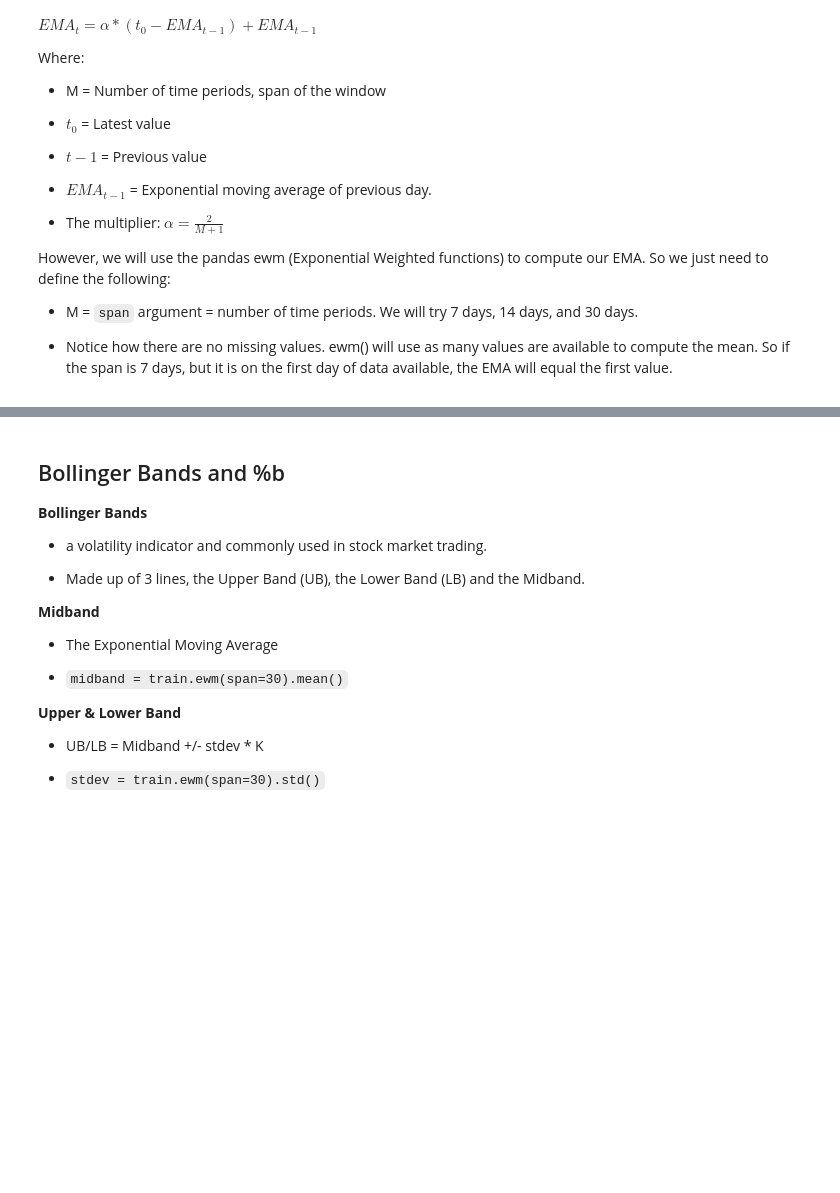
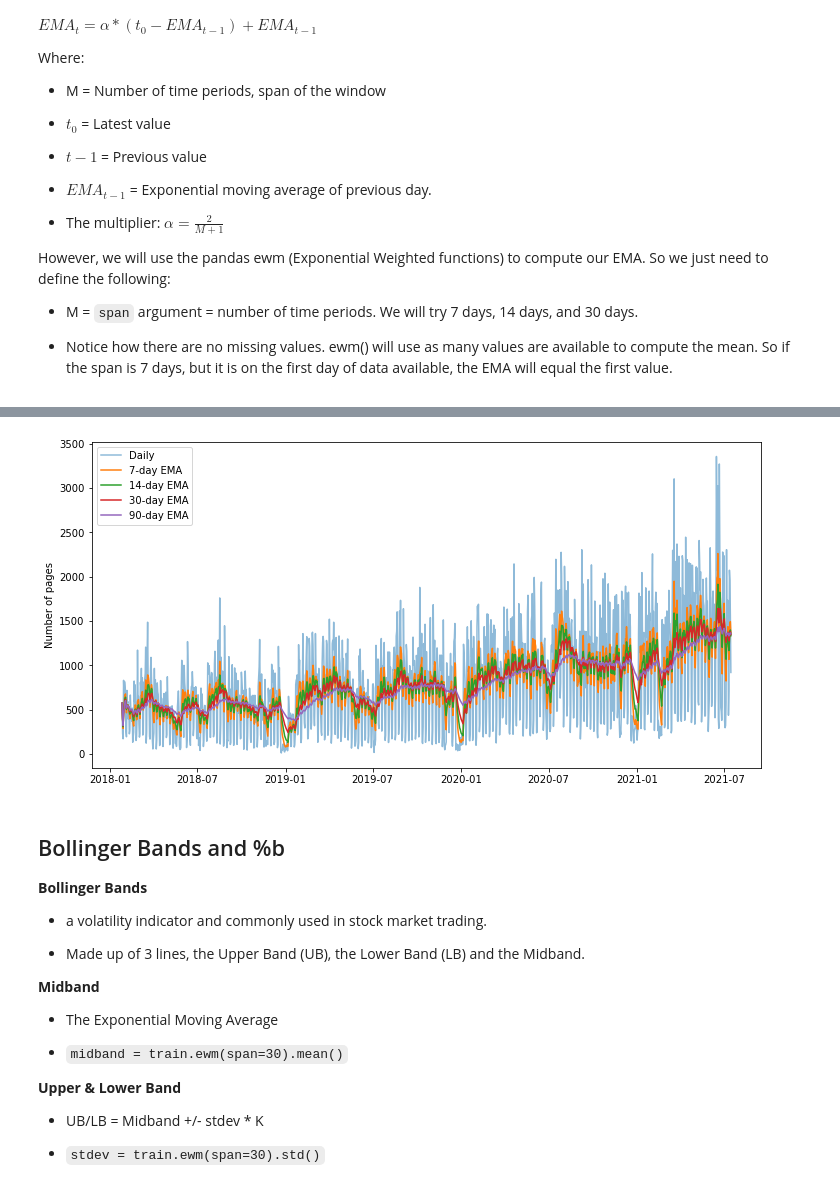
Before and after one commit to Tyler-Applegate/anomoly-detection-exercises, a Jupyter notebook: TS-anomaly-detector_lesson.ipynb, the cells around one changed output, grey strips where cells are left out. Drawn from its saved outputs; the diff is of its cells as text; code cells hidden in the pictures; blank space fills up the shorter version.

```diff
--- a/TS-anomaly-detector_lesson.ipynb
+++ b/TS-anomaly-detector_lesson.ipynb
@@ -110,23 +129,25 @@ ema_14d =
 # %%
 # 30 days EMA
-ema_30d =
+ema_30d = pages.ewm(span = 30).mean()
 # %%
 # 90 days EMA
-ema_90d =
+ema_90d = pages.ewm(span = 90).mean()
 # %%
 fig, ax = plt.subplots(figsize=(12,6))
 
 ax.plot(pages.index, pages, label='Daily', alpha=.5)
 
 ax.plot(pages.index, ema_7d, label = '7-day EMA')
 ax.plot(pages.index, ema_14d, label = '14-day EMA')
 ax.plot(pages.index, ema_30d, label = '30-day EMA')
-ax.plot(pages.index, ema_90d, label = '30-day EMA')
+ax.plot(pages.index, ema_90d, label = '90-day EMA')
 
 ax.legend(loc='best')
 ax.set_ylabel('Number of pages')
 
 plt.show()
+# %% [output]
+[figure, added]
 # %% [markdown]
 ## Bollinger Bands and %b
 
```
Also changed, not shown: parts of 16 cells of this notebook, 3 other files.
